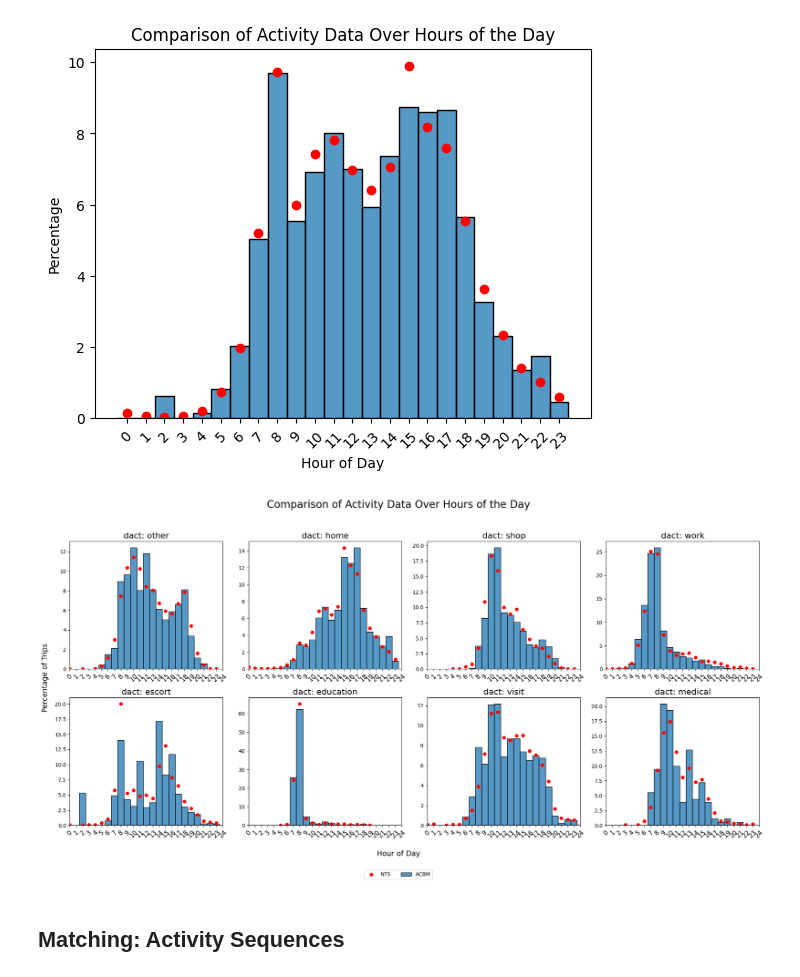
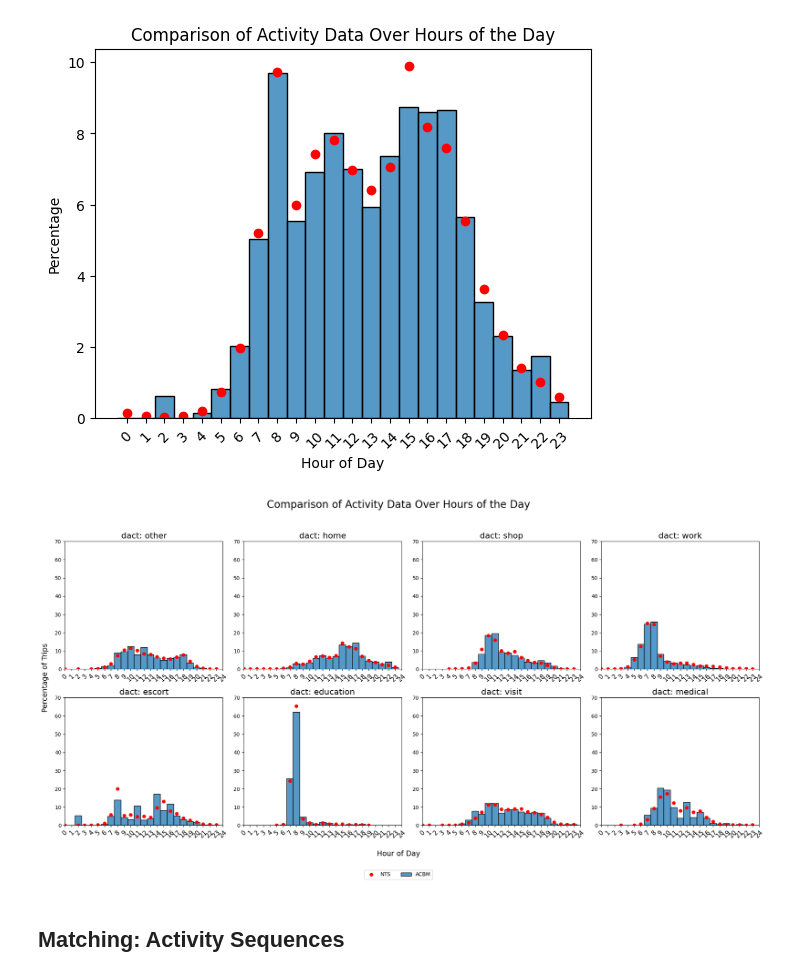
Before and after one commit to Urban-Analytics-Technology-Platform/acbm, a Jupyter notebook: notebooks/5_validate_outputs.ipynb, the cells around one changed output. Saved outputs shown, nothing was run; the diff lists cells and outputs as text; code cells hidden in the pictures.

```diff
--- a/notebooks/5_validate_outputs.ipynb
+++ b/notebooks/5_validate_outputs.ipynb
@@ -54,3 +58,7 @@ legs_nts = legs_nts.rename(columns={"TripDisIncSW": "distance"})
+# %%
+# convert legs_nts["distance"] from miles to km
+
+legs_nts["distance"] = legs_nts["distance"] * 1.60934
 # %% [markdown]
 ### Preprocess: Add columns
 # %%
@@ -204,6 +212,7 @@ def plot_time_of_day_comparison(legs_acbm: pd.DataFrame,
                                 activity_column: str = 'dact',
                                 hour_column: str = 'tst_hour',
                                 num_cols: int = 4,
+                                max_y_value: Optional[int] = None,
                                 figsize: Optional[Tuple[int, int]] = (20, 5)) -> None:
     """
     Plots a comparison of activity data over the hours of the day for different activity types.
@@ -220,6 +229,8 @@ def plot_time_of_day_comparison(legs_acbm: pd.DataFrame,
         The column name for the hour values. Default is 'tst_hour'.
     num_cols : int, optional
         The number of columns for the subplots. Default is 4.
+    max_y_value : int, optional
+        The maximum value for the y-axis. Default is 100.
     figsize : tuple of int, optional
         The size of the figure. Default is (20, 5).
 
@@ -247,40 +258,42 @@ def plot_time_of_day_comparison(legs_acbm: pd.DataFrame,
         hist = sns.histplot(acbm_data[hour_column], bins=24, kde=False, discrete=True, stat='percent', ax=ax, label='ACBM')
         ax.set_xticks(range(0, 25))  # Set x-ticks to represent each hour of the day, including 24
         ax.set_xlim(0, 24)  # Ensure the x-axis covers the full range from 0 to 24
+        if max_y_value:
+            ax.set_ylim(0, max_y_value) # So that all the plots have the same y axis
         ax.set_title(f'dact: {dact_value}', fontsize=16)
         ax.tick_params(axis='x', rotation=45, labelsize=12)  # Rotate x-axis labels by 45 degrees
 
         # Remove individual subplot labels
         ax.set_xlabel('')
         ax.set_ylabel('')
 
         # Add dots to represent the percentage values of legs_nts["hour"]
         nts_hour_counts = nts_data[hour_column].value_counts(normalize=True).sort_index() * 100
         line, = ax.plot(nts_hour_counts.index, nts_hour_counts.values, 'ro', label='NTS')  # 'ro' means red dot
 
     # Remove any empty subplots
     for j in range(i + 1, len(axes)):
         fig.delaxes(axes[j])
 
     # Add a main legend at the bottom
     handles, labels = ax.get_legend_handles_labels()
     fig.legend(handles, labels, loc='lower center', ncol=2, bbox_to_anchor=(0.5, -0.05))
 
     # Add a main title to the figure
     fig.suptitle('Comparison of Activity Data Over Hours of the Day', fontsize=20)
 
     # Add a single centered x-label and y-label
     fig.text(0.5, 0.02, 'Hour of Day', ha='center', fontsize=14)
     fig.text(0.02, 0.5, 'Percentage of Trips', va='center', rotation='vertical', fontsize=14)
 
     # Adjust layout to make room for the main title and labels
     plt.tight_layout(rect=[0.03, 0.05, 1, 0.95])
     plt.show()
 
 # Example usage
-plot_time_of_day_comparison(legs_acbm, legs_nts)
+plot_time_of_day_comparison(legs_acbm, legs_nts, max_y_value=70)
 # %% [output]
-[figure, old version]
+[figure, new version]
 # %% [markdown]
 ## Matching: Activity Sequences
 # %% [markdown]
```
Also changed, not shown: parts of 15 cells of this notebook.
